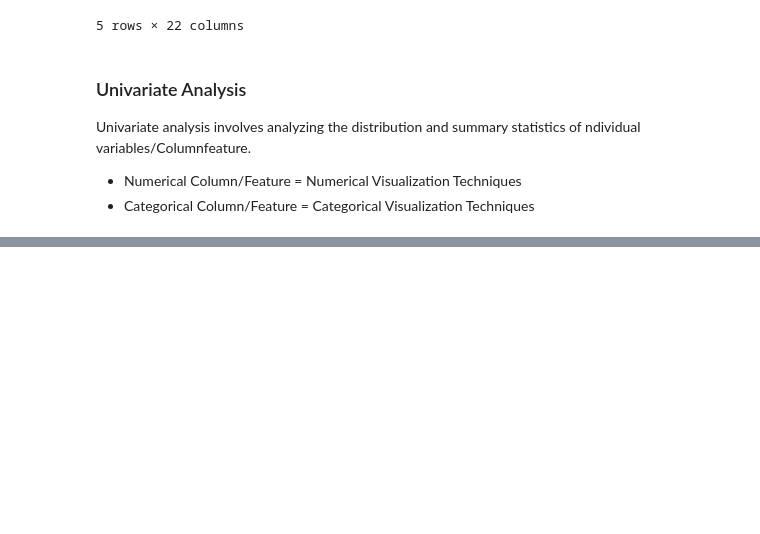
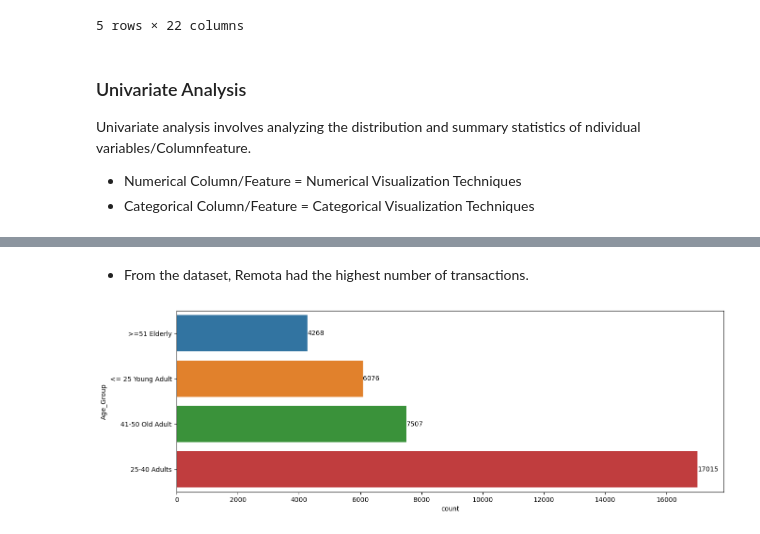
Before and after one commit to chemutai254/ML_Projects, a Jupyter notebook: EDA/Dune_Sales_Analysis.ipynb, the cells around one changed output, grey strips where cells are left out. Drawn from its saved outputs; the diff is of its cells as text; code cells hidden in the pictures; blank space fills up the shorter version.

```diff
--- a/EDA/Dune_Sales_Analysis.ipynb
+++ b/EDA/Dune_Sales_Analysis.ipynb
@@ -250,0 +309,10 @@ Univariate analysis involves analyzing the distribution and summary statistics o
+# %% [markdown]
+- From the dataset, Remota had the highest number of transactions.
+# %%
+# Total Transactions by customer age_group
+plt.figure(figsize=(15,5))
+ag = sns.countplot(y=df["Age_Group"], order=df["Age_Group"].value_counts(ascending=True).index)
+values = df["Age_Group"].value_counts(ascending=True).values
+ag.bar_label(container=ag.containers[0], labels=values);
+# %% [output]
+[figure, added]
```
Also changed, not shown: parts of 12 cells of this notebook.
